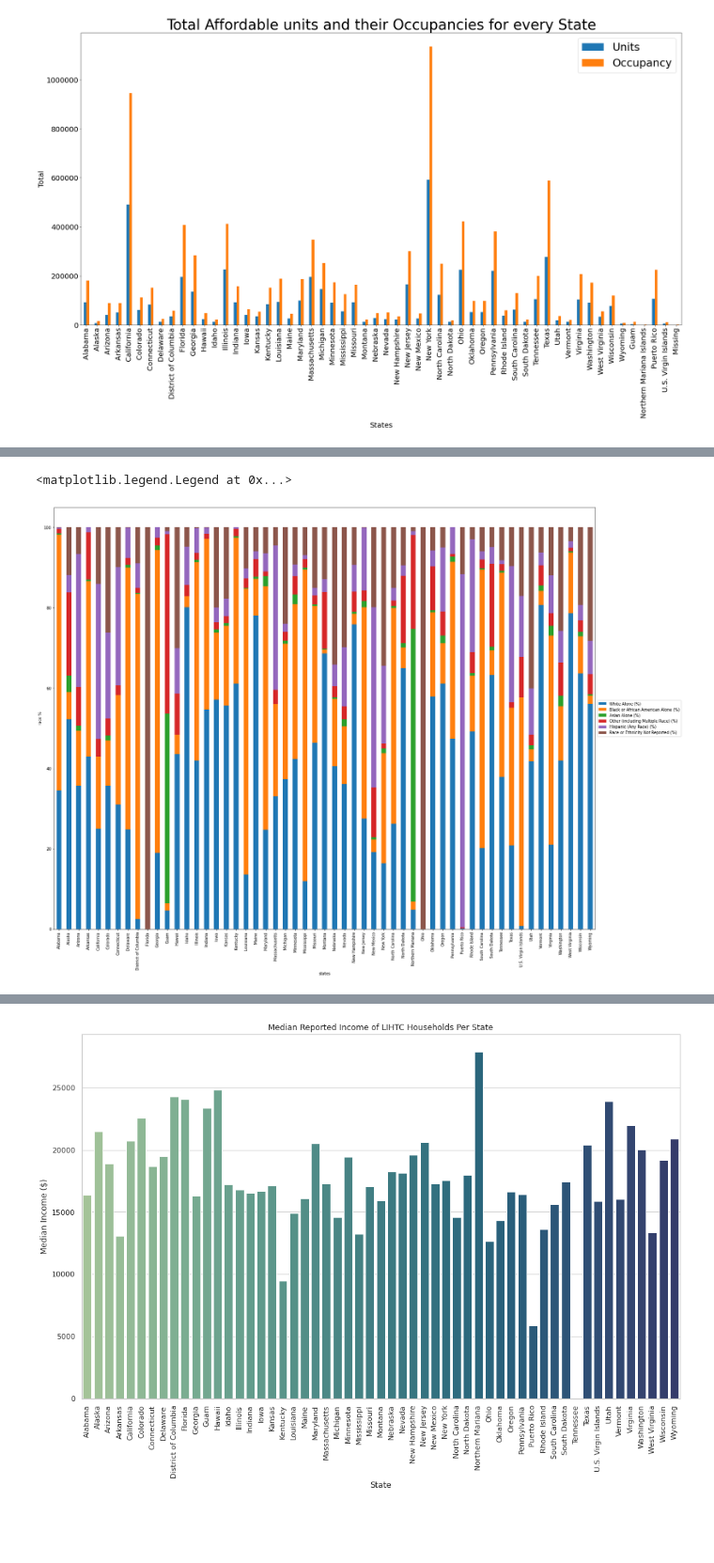
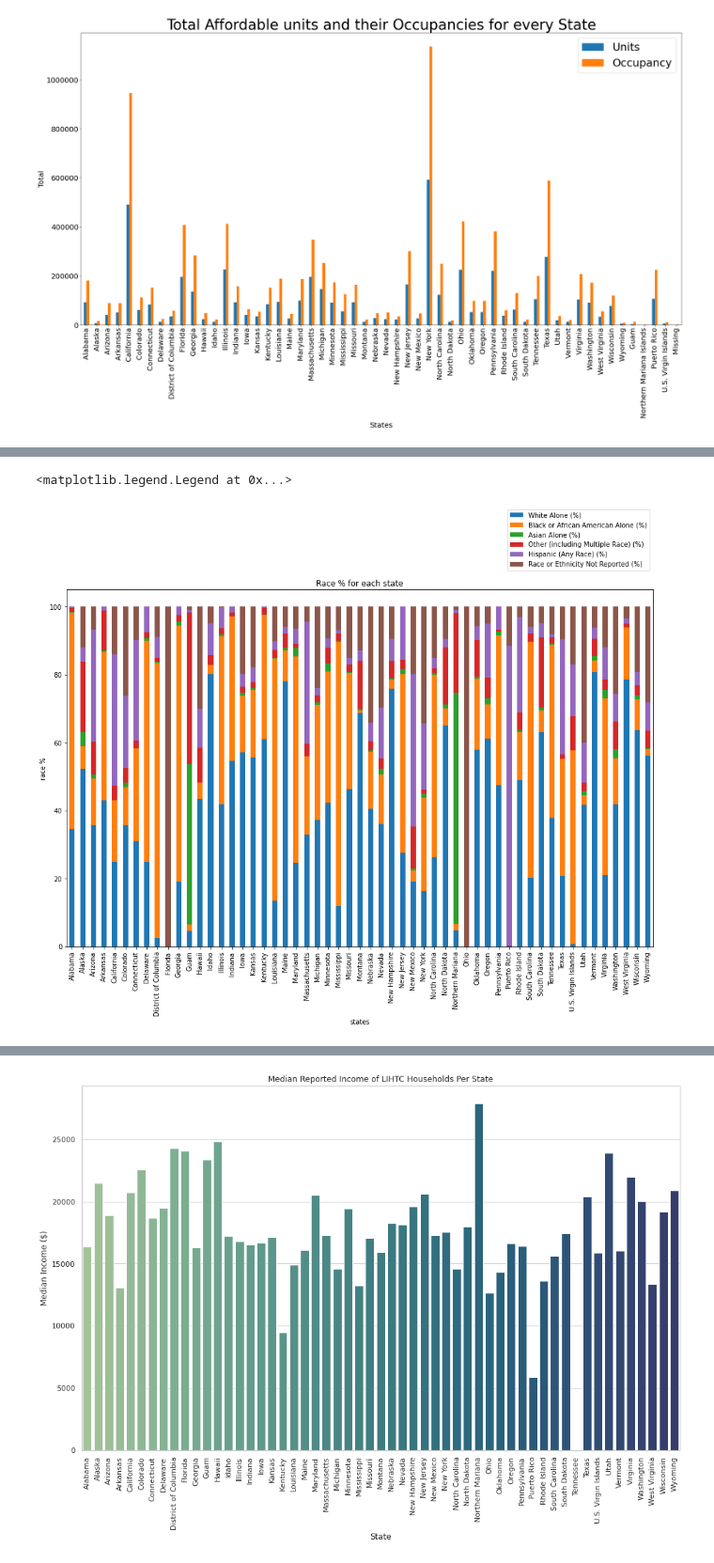
Before and after one commit to samuelscheffler/Housing-Data-Analysis, a Jupyter notebook: final-tutorial.ipynb, the cells around one changed output, grey strips where cells are left out. Shown at 94% size. Cells and saved outputs as stored; diff of their text form; code cells hidden in the pictures; blank space fills up the shorter version.

```diff
--- a/final-tutorial.ipynb
+++ b/final-tutorial.ipynb
@@ -341,18 +342,18 @@ plt.legend(loc='center left', bbox_to_anchor=(1.0, 0.5))
 # %%
 ##Creating a new dataframe for plotting
 race_data_per_state = head_of_house_df
 
 ##Put American Indian & Alaska Native Alone and Native Hawaiian and Other Pacific Islander Alone (%) together w/ Other catergory
 race_data_per_state["Other (including Multiple Race) (%)"] = head_of_house_df["American Indian and Alaska Native Alone (%)"] +head_of_house_df["Native Hawaiian and Other Pacific Islander Alone (%)"] + head_of_house_df["Other (including Multiple Race) (%)"]
 
 ##Dropping cols that aren't relevant
 race_data_per_state = race_data_per_state.drop(columns = ["Properties Reported (%)", "American Indian and Alaska Native Alone (%)", "Native Hawaiian and Other Pacific Islander Alone (%)"])
 
 ##Plotting
-race_data_per_state.plot.bar(stacked=True, xlabel="states", ylabel="race %", figsize=(25, 20), title= "Race % for each state")
-plt.title('', fontsize=30)
+race_data_per_state.plot.bar(stacked=True, xlabel="states", ylabel="race %", figsize=(16, 10), title= "Race % for each state")
+
 ##Moving legend outside of plot for easier viewing
-plt.legend(loc='center left', bbox_to_anchor=(1.0, 0.5))
+plt.legend(loc='center right', bbox_to_anchor=(1.0, 1.14))
 # %% [output]
 <matplotlib.legend.Legend at 0x...>
-[figure, old version]
+[figure, new version]
```
Also changed, not shown: parts of 26 cells of this notebook.
